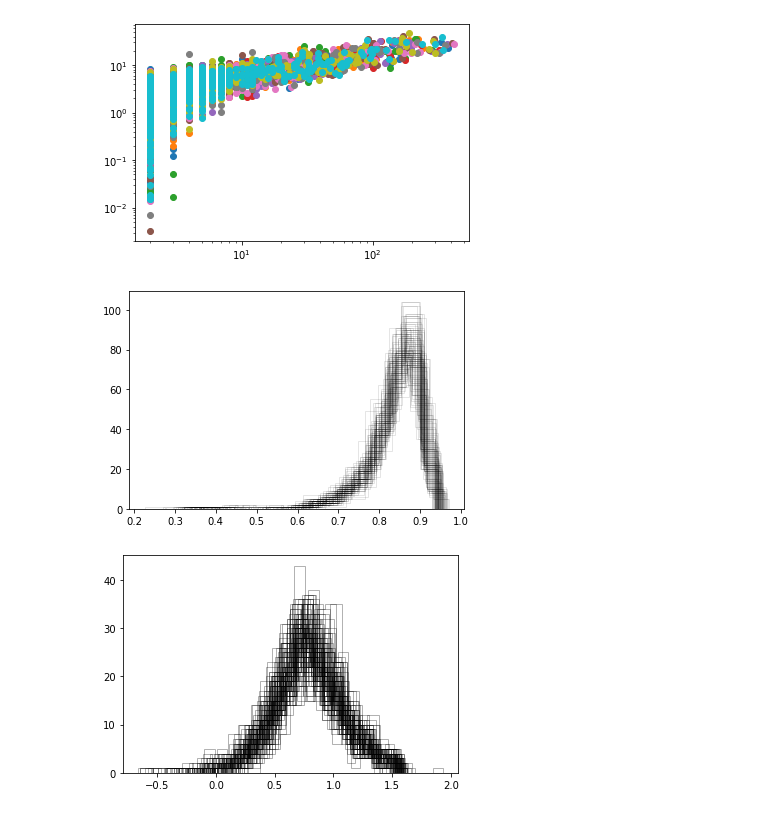
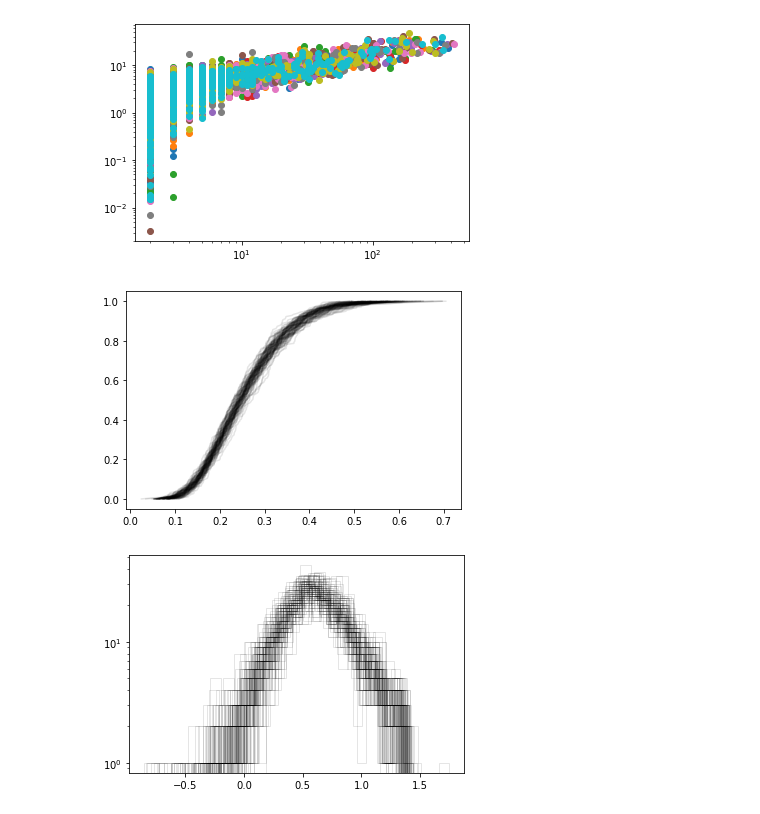
Before and after one commit to forero/DelaunayASTRA, a Jupyter notebook: nb/explore_web.ipynb, the cells around one changed output. Saved outputs shown, nothing was run; the diff lists cells and outputs as text; code cells hidden in the pictures.

Commit message:
updated void plots

```diff
--- a/nb/explore_web.ipynb
+++ b/nb/explore_web.ipynb
@@ -22,6 +30,7 @@ for i in range(100):
 # %%
-for i in range(100):
-    ii = voids_TNG[i]['N']>20
+for i in range(4):
+    ii = voids_TNG[i]['N']>0
     ell = 1 - np.sqrt(voids_TNG[i]['LAMBDA_3'][ii]/voids_TNG[i]['LAMBDA_1'][ii])
-    _ = plt.hist(ell, alpha=0.1, bins=15, histtype='step', color='black')
+    n = len(ell)
+    plt.plot(np.sort(ell), np.linspace(0,1,n), color='black', alpha=0.5)
 # %% [output]
@@ -58,7 +63,7 @@ for i in range(20):
 [figure]
 # %%
 for i in range(100):
-    ii = voids_TCW[i]['N']>3
+    ii = voids_TCW[i]['N']>8
     _ = plt.hist(np.log10(voids_TCW[i]['SIGMA_R'][ii]),
-                 alpha=0.3, log=False, bins=20, histtype='step', color='black')
+                 alpha=0.3, log=True, bins=20, histtype='step', color='black')
 # %% [output]
@@ -66,6 +71,7 @@ for i in range(100):
 # %%
-for i in range(100):
-    ii = voids_TCW[i]['N']>20
+for i in range(9):
+    ii = voids_TCW[i]['N']>0
     ell = 1 - np.sqrt(voids_TCW[i]['LAMBDA_3'][ii]/voids_TCW[i]['LAMBDA_1'][ii])
-    _ = plt.hist(ell, alpha=0.1, bins=15, histtype='step', color='black')
+    n = len(ell)
+    plt.plot(np.sort(ell), np.linspace(0,1,n), color='black', alpha=0.4)
 # %% [output]
@@ -101,18 +119,20 @@ for i in range(10):
 # %% [output]
 [figure]
 # %%
-for i in range(100):
+for i in range(90):
     ii = voids_SDSS[i]['N']>2
     ell = 1 - np.sqrt(voids_SDSS[i]['LAMBDA_3'][ii]/voids_SDSS[i]['LAMBDA_1'][ii])
-    _ = plt.hist(ell, alpha=0.1, bins=15, histtype='step', color='black')
+    n = len(ell)
+    plt.plot(np.sort(ell), np.linspace(0,1,n), color='black', alpha=0.1)
+    #_ = plt.hist(ell, alpha=0.5, bins=15, histtype='step', color='black')
 # %% [output]
-[figure, old version]
+[figure, new version]
 # %%
 for i in range(100):
     ii = voids_SDSS[i]['N']>3
-    _ = plt.hist(np.log10(voids_SDSS[i]['SIGMA_R'][ii]),
-                 alpha=0.3, log=False, bins=20, histtype='step', color='black')
+    _ = plt.hist(np.log10(voids_SDSS[i]['SIGMA_R'][ii]*0.65),
+                 alpha=0.1, log=True, bins=20, histtype='step', color='black')
 # %% [output]
-[figure, old version]
+[figure, new version]
 # %%
 eigen_values = {}
```
Also changed, not shown: parts of 13 cells of this notebook.
